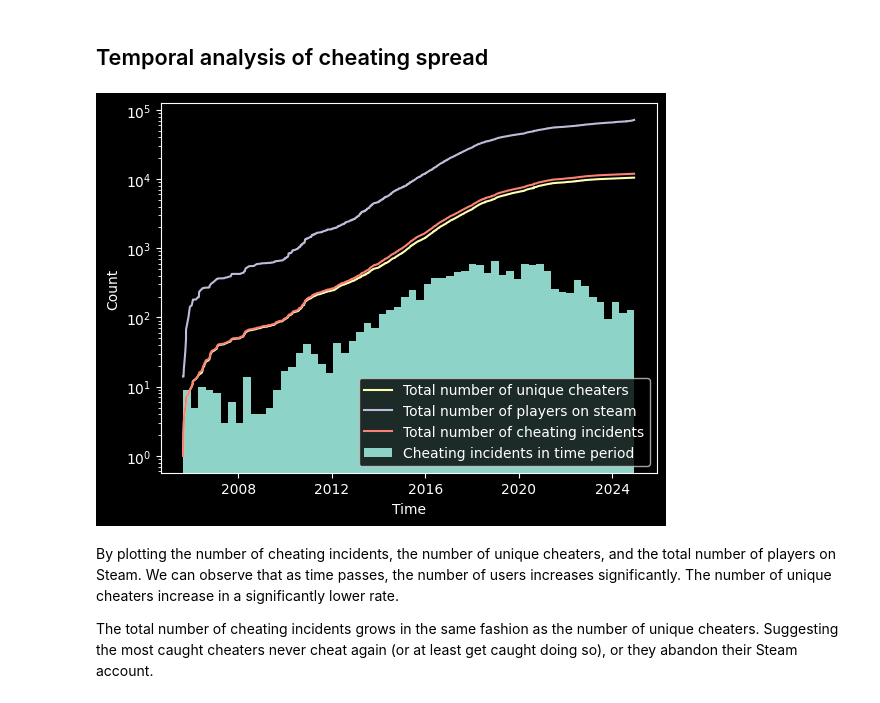
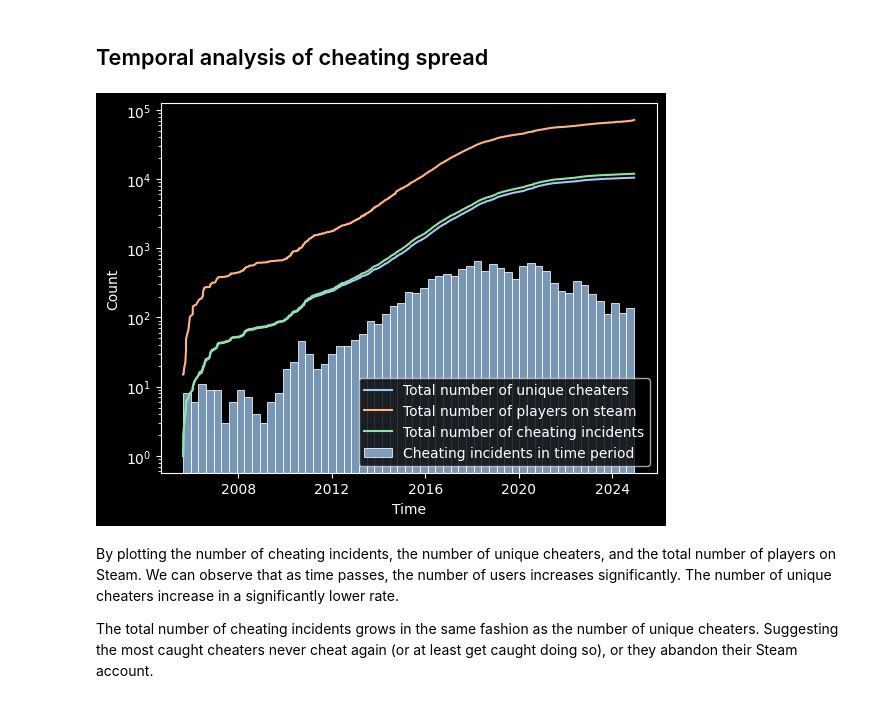
Before and after one commit to Aryyt/steam_cheater_network_analysis, a Jupyter notebook: BloomsWorkspace.ipynb, the cells around one changed output. Saved outputs shown, nothing was run; the diff lists cells and outputs as text; code cells hidden in the pictures.

```diff
--- a/BloomsWorkspace.ipynb
+++ b/BloomsWorkspace.ipynb
@@ -10,10 +10,15 @@ from typing import Any
 import matplotlib.pyplot as plt
 import numpy as np
 
+import seaborn as sns
+
 Entry = dict[str, Any]
 
 pandas.options.mode.copy_on_write = True # Helps reduce redundant copying where possible
 pandas.set_option("future.no_silent_downcasting", True) # Forward compatible warning
+
+colors = sns.color_palette('pastel')
+sns.set_palette(colors)
 
 # Load the dataset
 try:
@@ -269,43 +274,51 @@ data.drop("synthesizedTimes", axis = 1, inplace=True)
 # %%
 cheatingIncidents = []
 
 uniqueCheaters = set()
 numUniqueCheaters = []
 numPlayers = []
 
 count = 0
 
 for i, e in data.sort_values("timecreated").iterrows():
-    count+=1
+    count += 1
     steamId = i
-    banTimes  = e["EstimatedBanTimes"]
+    banTimes = e["EstimatedBanTimes"]
 
     for t in banTimes:
         cheatingIncidents.append((t, i))
         numPlayers.append(count)
 
-    if(len(banTimes) == 0):
+    if len(banTimes) == 0:
         continue
 
-cheatingIncidents.sort(key = lambda x : x[0])
+cheatingIncidents.sort(key=lambda x: x[0])
 
 cheatingTimes = []
-cheatingCount = [i+1 for i in range(len(cheatingIncidents))]
+cheatingCount = [i + 1 for i in range(len(cheatingIncidents))]
 for t in cheatingIncidents:
     cheatingTimes.append(datetime.fromtimestamp(t[0]))
     uniqueCheaters.add(t[1])
     numUniqueCheaters.append(len(uniqueCheaters))
 
-plt.hist(cheatingTimes, log=True, bins="auto")
+sns.histplot(cheatingTimes, bins="auto")
+plt.yscale("log")
 plt.xlabel("Time")
 plt.ylabel("Count")
-plt.plot(cheatingTimes,numUniqueCheaters)
-plt.plot(cheatingTimes,numPlayers)
-plt.plot(cheatingTimes,cheatingCount)
-plt.legend(["Total number of unique cheaters", "Total number of players on steam", "Total number of cheating incidents", "Cheating incidents in time period"])
+sns.lineplot(x=cheatingTimes, y=numUniqueCheaters, errorbar=None)
+sns.lineplot(x=cheatingTimes, y=numPlayers, errorbar=None)
+sns.lineplot(x=cheatingTimes, y=cheatingCount, errorbar=None)
+plt.legend(
+    [
+        "Total number of unique cheaters",
+        "Total number of players on steam",
+        "Total number of cheating incidents",
+        "Cheating incidents in time period",
+    ]
+)
 plt.show()
 # %% [output]
-[figure, old version]
+[figure, new version]
 # %% [markdown]
 By plotting the number of cheating incidents, the number of unique cheaters, and the total number of players on Steam. We can observe that as time passes, the number of users increases significantly. The number of unique cheaters increase in a significantly lower rate.
 
```
Also changed, not shown: parts of 14 cells of this notebook.
